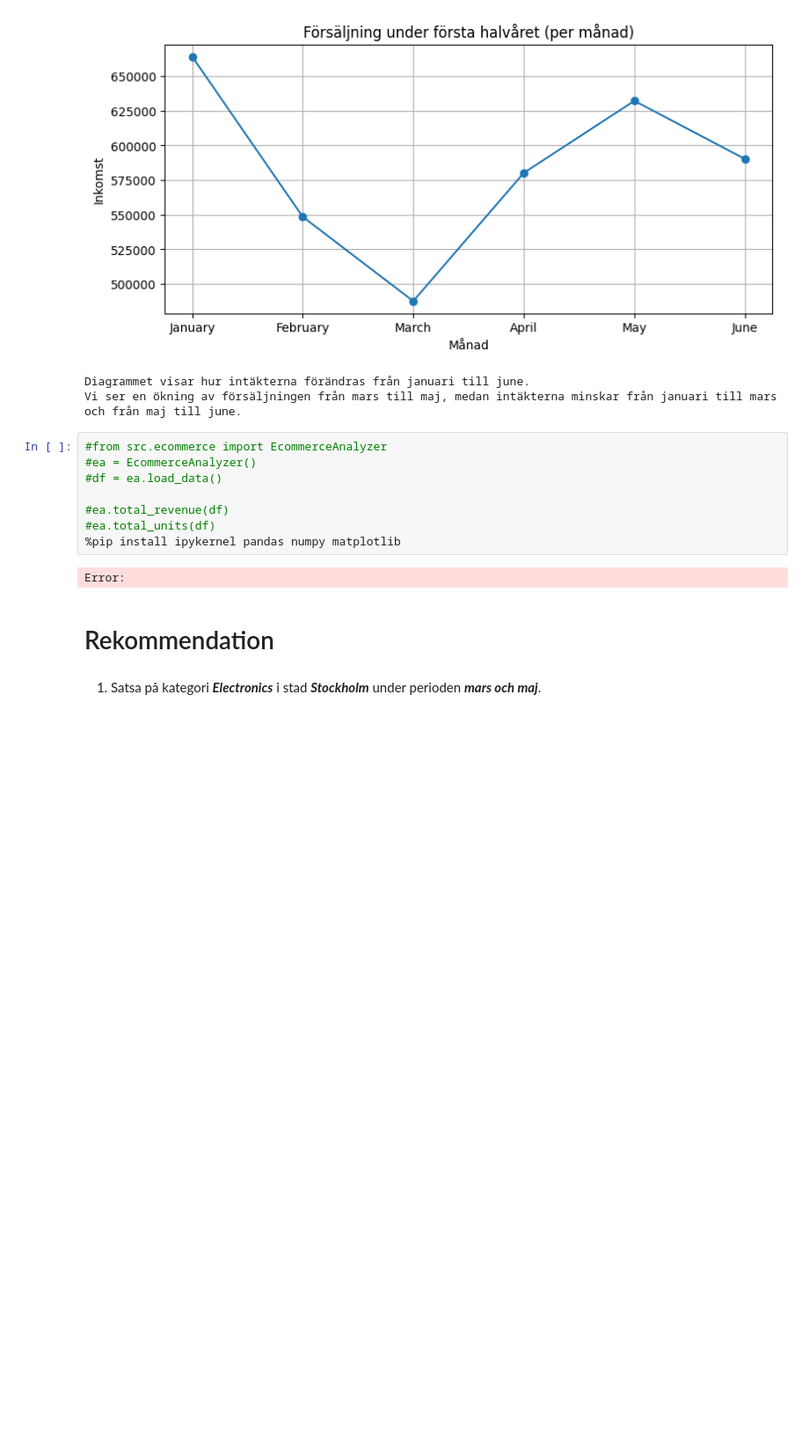
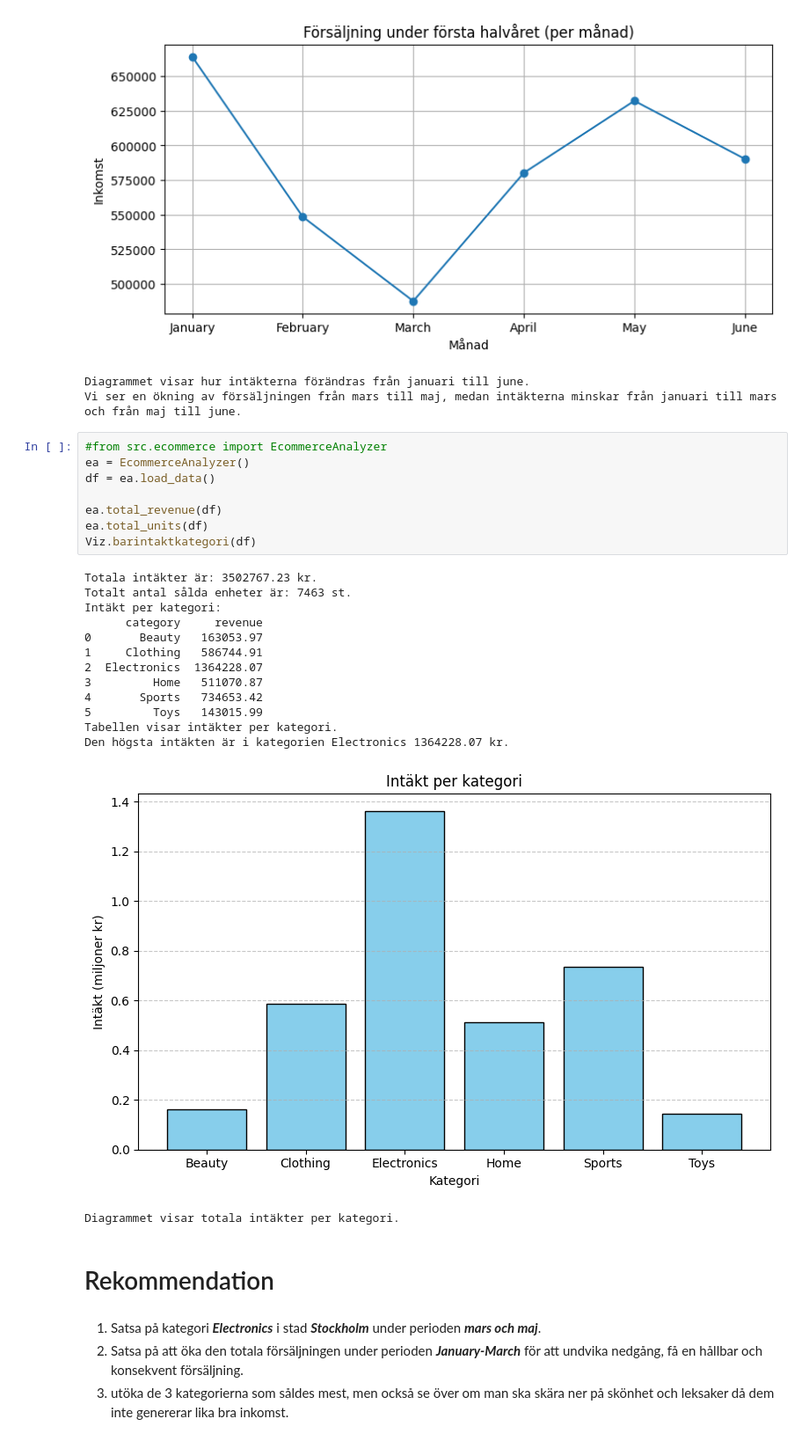
Before and after one commit to LillaLaila/ecommerce-sales-group, a Jupyter notebook: notebooks/report.ipynb, the cells around one changed output. Shown at 88% size. Drawn from its saved outputs; the diff is of its cells as text; blank space fills up the shorter version.

```diff
--- a/notebooks/report.ipynb
+++ b/notebooks/report.ipynb
@@ -62,15 +68,30 @@ Diagrammet visar hur intäkterna förändras från januari till june.
 Vi ser en ökning av försäljningen från mars till maj, medan intäkterna minskar från januari till mars och från maj till june.
 # %%
 #from src.ecommerce import EcommerceAnalyzer
-#ea = EcommerceAnalyzer()
-#df = ea.load_data()
+ea = EcommerceAnalyzer()
+df = ea.load_data()
 
-#ea.total_revenue(df)
-#ea.total_units(df)
-%pip install ipykernel pandas numpy matplotlib
+ea.total_revenue(df)
+ea.total_units(df)
+Viz.barintaktkategori(df)
 # %% [output]
-Error:
+Totala intäkter är: 3502767.23 kr.
+Totalt antal sålda enheter är: 7463 st.
+Intäkt per kategori:
+      category     revenue
+0       Beauty   163053.97
+1     Clothing   586744.91
+2  Electronics  1364228.07
+3         Home   511070.87
+4       Sports   734653.42
+5         Toys   143015.99
+Tabellen visar intäkter per kategori.
+Den högsta intäkten är i kategorien Electronics 1364228.07 kr.
+[figure, added]
+Diagrammet visar totala intäkter per kategori.
 # %% [markdown]
 # Rekommendation
 # %% [markdown]
 1. Satsa på kategori ***Electronics*** i stad ***Stockholm*** under perioden ***mars och maj***.
+2. Satsa på att öka den totala försäljningen under perioden ***January-March*** för att undvika nedgång, få en hållbar och konsekvent försäljning.
+3. utöka de 3 kategorierna som såldes mest, men också se över om man ska skära ner på skönhet och leksaker då dem inte genererar lika bra inkomst.
```
Also changed, not shown: parts of 1 cell of this notebook, 2 other files.
